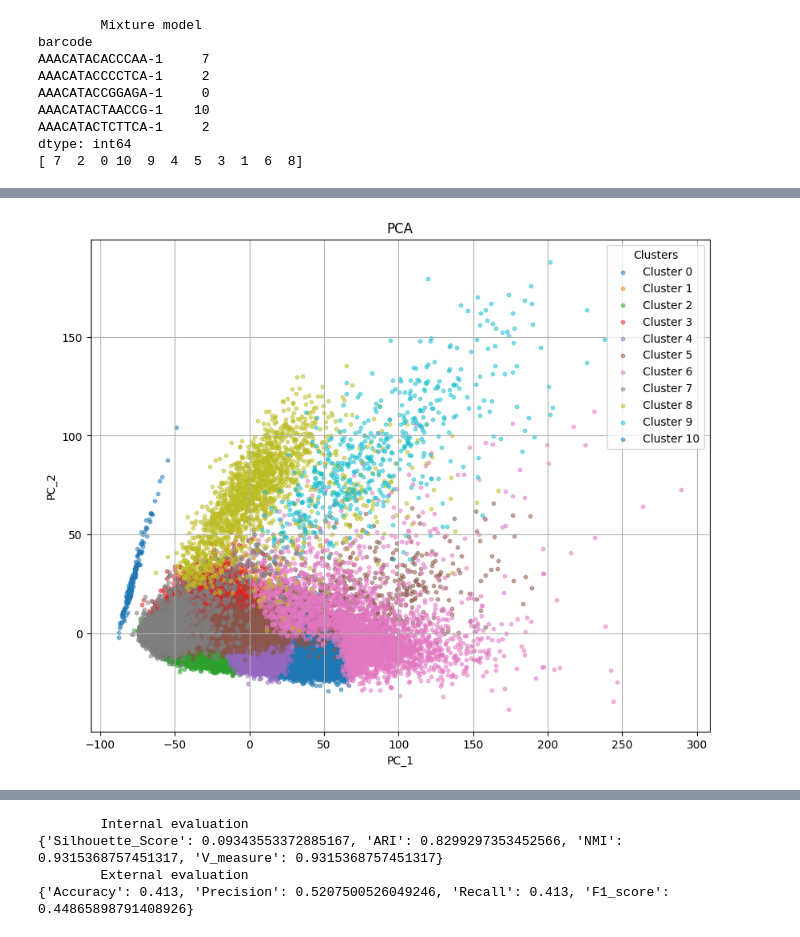
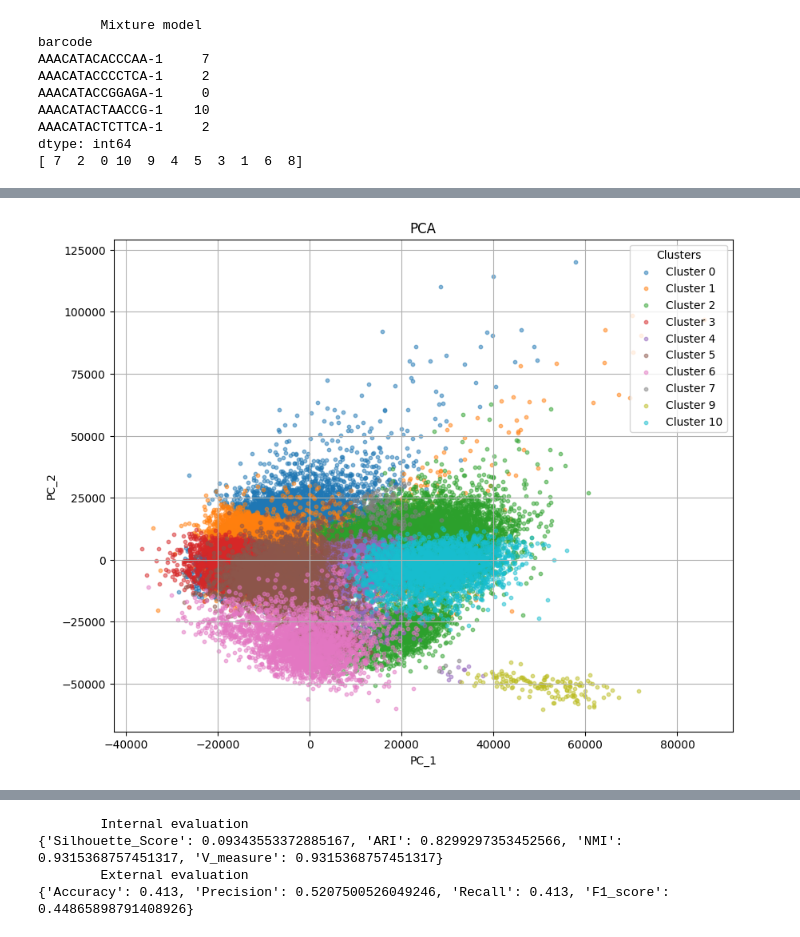
Before and after one commit to MarcosEsteve/scRNAseq_across_human_tissues, a Jupyter notebook: exploratory_analysis.ipynb, the cells around one changed output, grey strips where cells are left out. Saved outputs shown, nothing was run; the diff lists cells and outputs as text; code cells hidden in the pictures.

```diff
--- a/exploratory_analysis.ipynb
+++ b/exploratory_analysis.ipynb
@@ -401,9 +401,9 @@ print(clustering8.unique())
 # %%
 # Clustering visualization
 reload(clustering)
-clustering.visualize_clusters(pca_matrix, 'PCA', clustering1)
+clustering.visualize_clusters(pca_matrix, 'PCA', clustering8)
 # %% [output]
-[figure, old version]
+[figure, new version]
 # %%
 # Cell identification
 reload(cell_identification)
```
Also changed, not shown: parts of 3 cells of this notebook, 3 other files.
